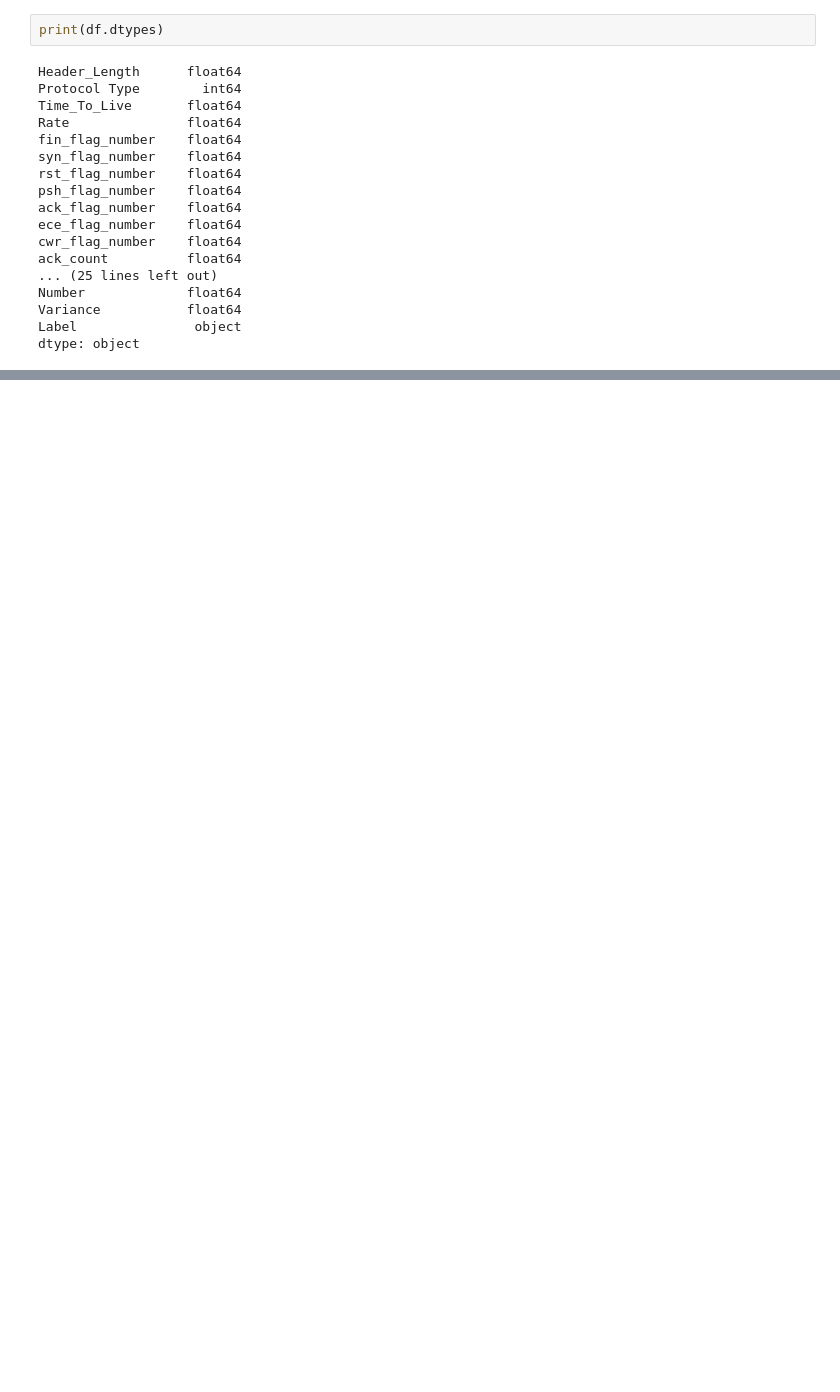
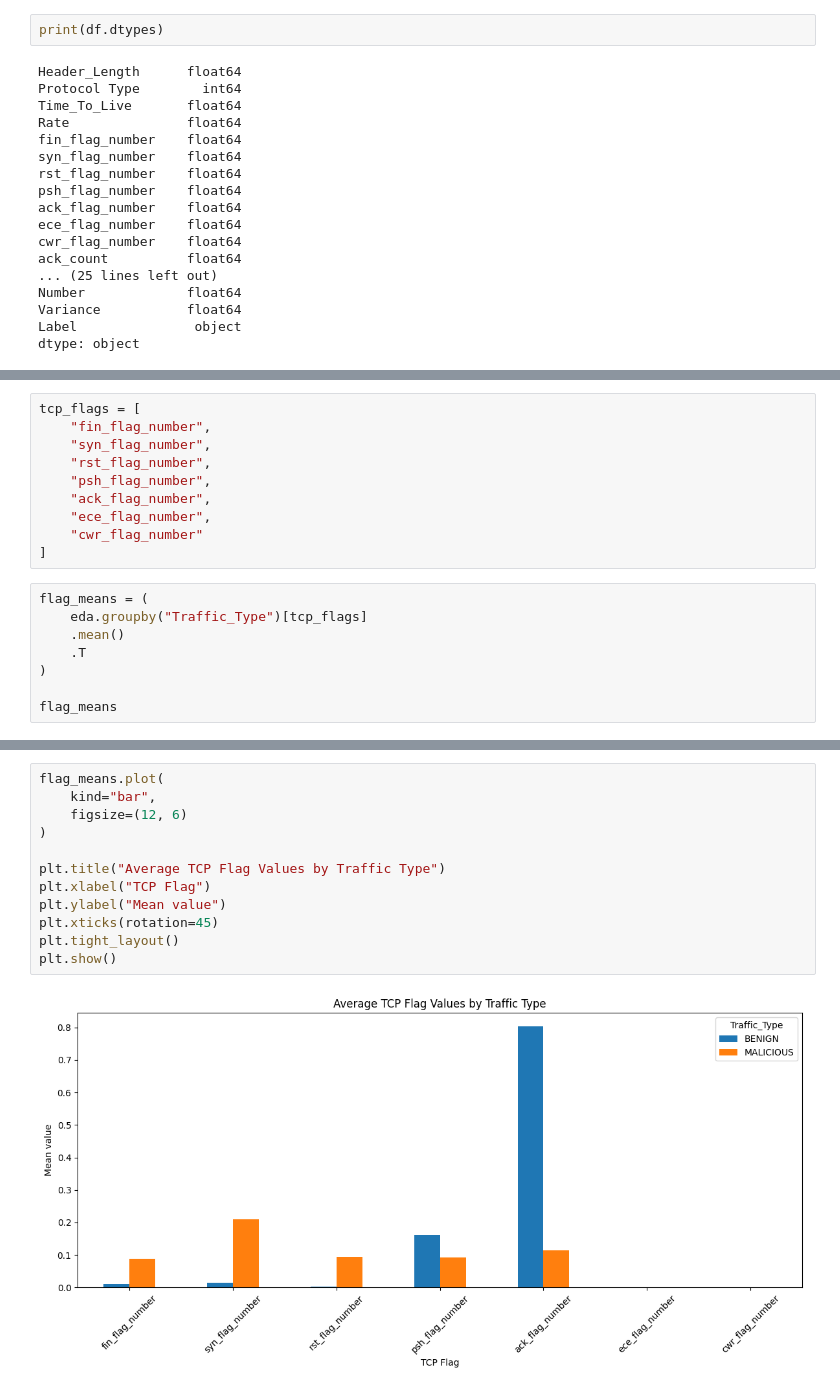
Before and after one commit to jchmola58/IoT-2023-semestral-work, a Jupyter notebook: notebook.ipynb, the cells around one changed output, grey strips where cells are left out. Drawn from its saved outputs; the diff is of its cells as text; blank space fills up the shorter version.

```diff
--- a/notebook.ipynb
+++ b/notebook.ipynb
@@ -128,0 +176,18 @@ Name: count, dtype: int64
+# %%
+tcp_flags = [
+    "fin_flag_number",
+    "syn_flag_number",
+    "rst_flag_number",
+    "psh_flag_number",
+    "ack_flag_number",
+    "ece_flag_number",
+    "cwr_flag_number"
+]
+# %%
+flag_means = (
+    eda.groupby("Traffic_Type")[tcp_flags]
+    .mean()
+    .T
+)
+
+flag_means
@@ -128,0 +203,14 @@ Name: count, dtype: int64
+# %%
+flag_means.plot(
+    kind="bar",
+    figsize=(12, 6)
+)
+
+plt.title("Average TCP Flag Values by Traffic Type")
+plt.xlabel("TCP Flag")
+plt.ylabel("Mean value")
+plt.xticks(rotation=45)
+plt.tight_layout()
+plt.show()
+# %% [output]
+[figure, added]
```
Also changed, not shown: parts of 14 cells of this notebook, 1 other file.
